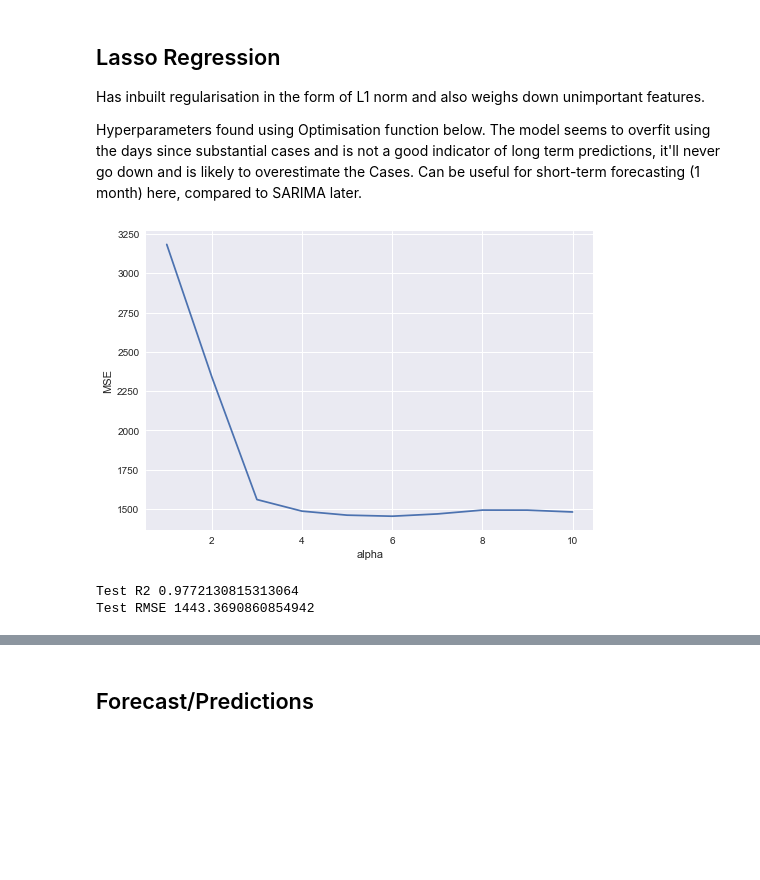
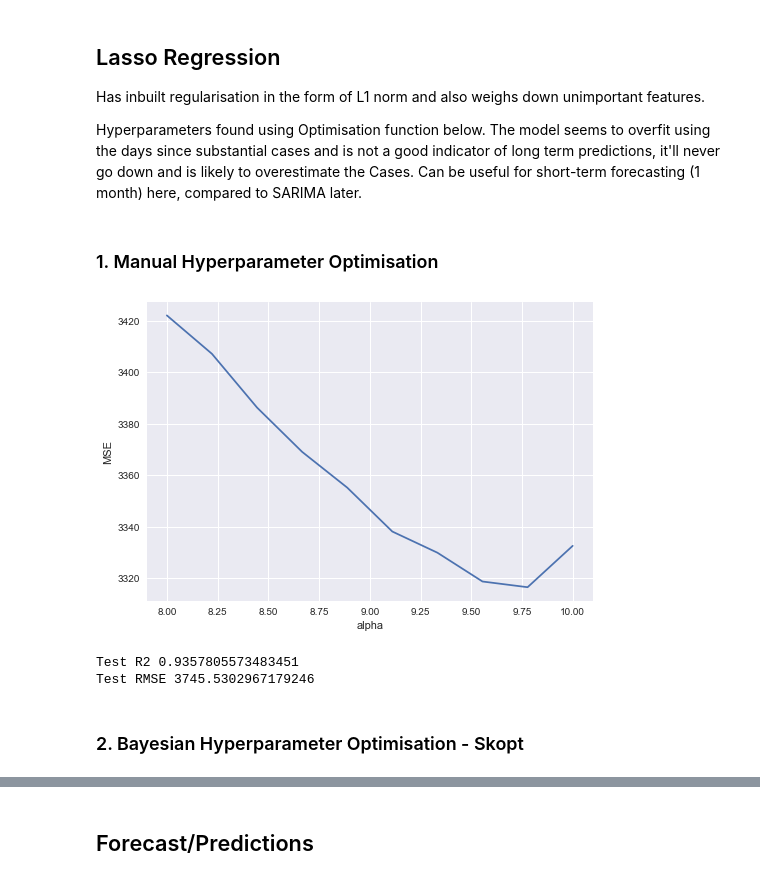
Before and after one commit to DnanaDev/Covid19-India-Analysis-and-Forecasting, a Jupyter notebook: COVID19_India_Analysis_Forecasting.ipynb, the cells around one changed output, grey strips where cells are left out. Saved outputs shown, nothing was run; the diff lists cells and outputs as text; code cells hidden in the pictures; blank space fills up the shorter version.

Commit message:
Added Skopt Bayesian Hyperparameter optimisation

```diff
--- a/COVID19_India_Analysis_Forecasting.ipynb
+++ b/COVID19_India_Analysis_Forecasting.ipynb
@@ -516,6 +514,8 @@ sns.heatmap(pd.concat([x, y], axis = 1).corr(method = 'pearson'), annot=True)
 ##  Lasso Regression
 Has inbuilt regularisation in the form of L1 norm and also weighs down unimportant features.
 <p> Hyperparameters found using Optimisation function below. The model seems to overfit using the days since substantial cases and is not a good indicator of long term predictions, it'll never go down and is likely to overestimate the Cases. Can be useful for short-term forecasting (1 month) here, compared to SARIMA later.</p>
+# %% [markdown]
+### 1. Manual Hyperparameter Optimisation
 # %%
 def opt_alpha(list_alpha):
     # np.random.seed(10)
@@ -534,21 +534,23 @@ def opt_alpha(list_alpha):
     return res_param, res_r2, res_mse
 # %%
 # Doesn't converge with current hyperparamters
-param, r2, mse = opt_alpha(np.linspace(1,10, 10))
+param, r2, mse = opt_alpha(np.linspace(8,10, 10))
 plt.plot(param , mse)
 plt.xlabel('alpha')
 plt.ylabel('MSE')
 plt.show()
 # %% [output]
-[figure, old version]
+[figure, new version]
 # %%
 Input = [('poly', PolynomialFeatures(degree= 4)), ('scale', StandardScaler()),
-         ('rid_reg', Lasso(alpha = 6, max_iter=5000))]
+         ('rid_reg', Lasso(alpha = 9.75, max_iter=5000))]
 
 pipe= Pipeline(Input)
 pipe.fit(x_train, y_train)
 print('Test R2',pipe.score(x_test, y_test))
 print('Test RMSE',sqrt(mean_squared_error(y_test, pipe.predict(x_test))))
 # %% [output]
-Test R2 0.9772130815313064
-Test RMSE 1443.3690860854942
+Test R2 0.9357805573483451
+Test RMSE 3745.5302967179246
+# %% [markdown]
+### 2. Bayesian Hyperparameter Optimisation - Skopt
```
Also changed, not shown: parts of 25 cells of this notebook, 2 other files.
